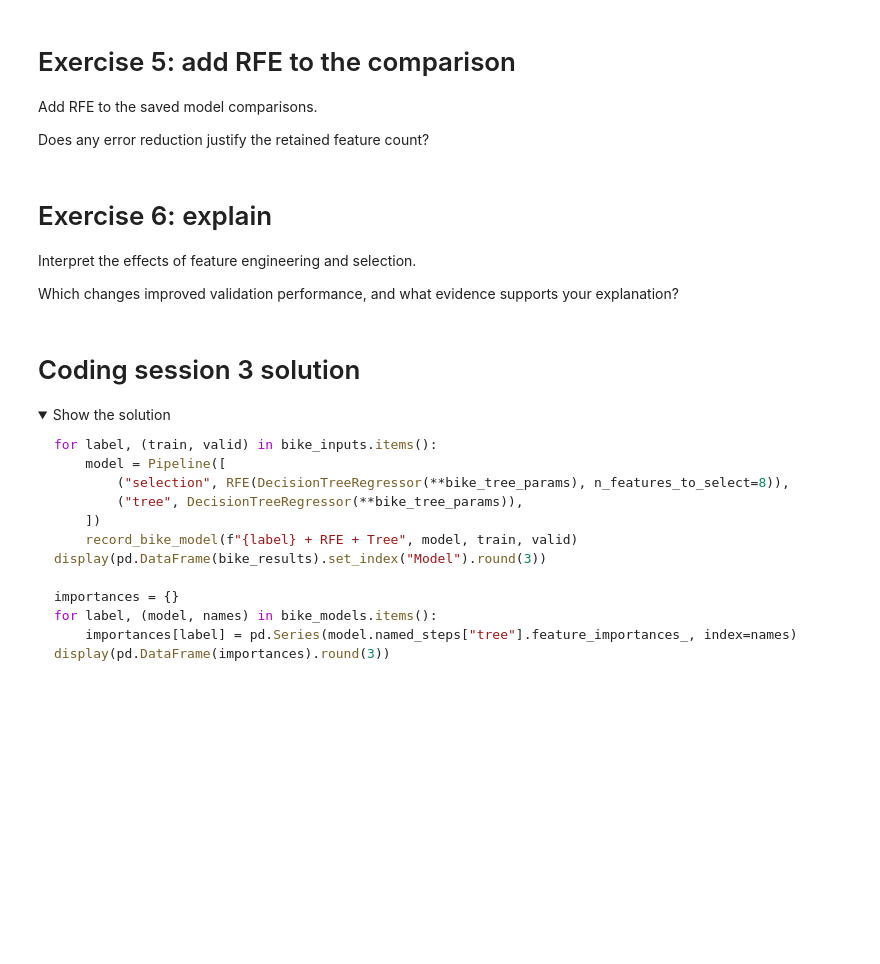
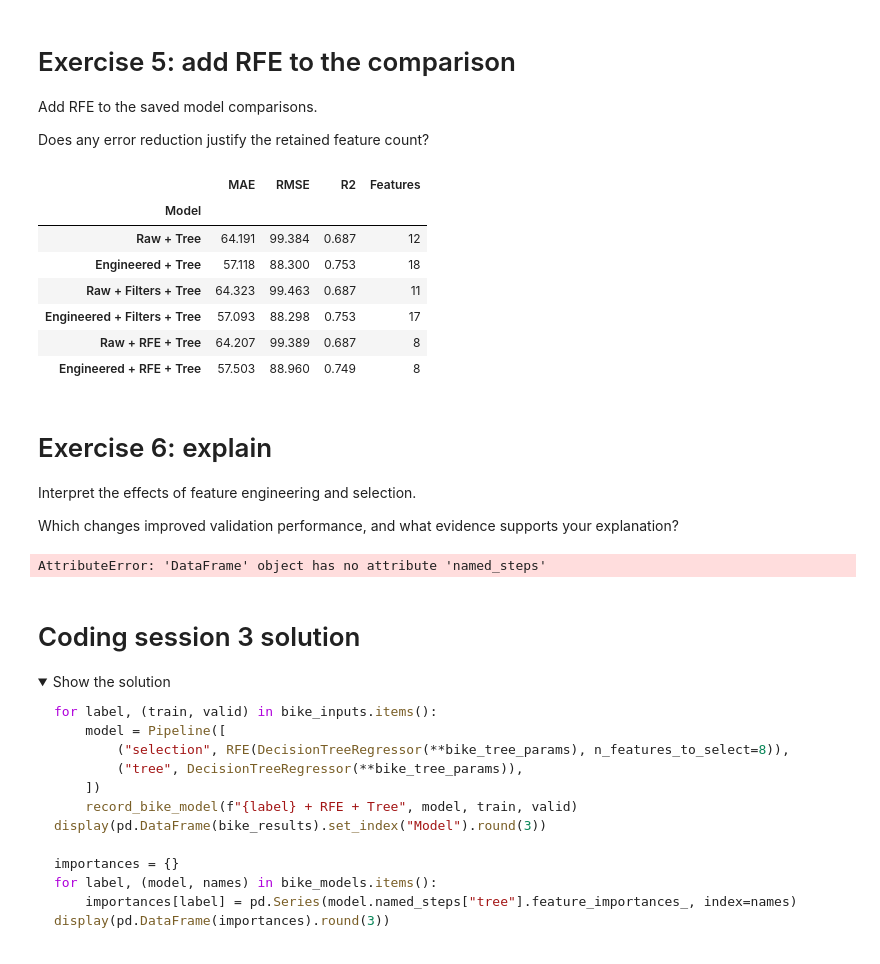
Before and after one commit to lorenzo-fattori/dtm-dcai, a Jupyter notebook: slides/lab-03-feature.ipynb, the cells around one changed output. Drawn from its saved outputs; the diff is of its cells as text; code cells hidden in the pictures; folded sections open; blank space fills up the shorter version.

```diff
--- a/slides/lab-03-feature.ipynb
+++ b/slides/lab-03-feature.ipynb
@@ -2056,15 +2056,28 @@ Does any error reduction justify the retained feature count?
 # %%
 # 1. For each input representation, chain RFE(DecisionTreeRegressor(bike_tree_params), n_features_to_select=8) and a decision tree.
 # 2. Use record_bike_model to add both RFE models to the four saved comparisons from coding break 2.
 # 3. Compare validation errors and retained feature counts for no selection, filters, and RFE. Keep the same split and tree settings.
 
 # For each label, (train, valid) in bike_inputs.items():
-#   model = Pipeline([
-#       ("selection", RFE(DecisionTreeRegressor(**bike_tree_params), n_features_to_select=8)),
-#       ("tree", DecisionTreeRegressor(**bike_tree_params)),
-#   ])
-#   Use record_bike_model(f"{label} + RFE", model, train, valid).
+for label, (train, valid) in bike_inputs.items():
+    model = Pipeline([
+        ("selection", RFE(DecisionTreeRegressor(**bike_tree_params), n_features_to_select=8)),
+        ("tree", DecisionTreeRegressor(**bike_tree_params)),
+    ])
+    # Use record_bike_model(f"{label} + RFE", model, train, valid).
+    record_bike_model(f"{label} + RFE + Tree", model, train, valid)
+
 # Display all six comparisons using pd.DataFrame(bike_results).set_index("Model").round(3).
+display(pd.DataFrame(bike_results).set_index("Model").round(3))
+# %% [output]
+|  | MAE | RMSE | R2 | Features |
+| Model |  |  |  |  |
+| Raw + Tree | 64.191 | 99.384 | 0.687 | 12 |
+| Engineered + Tree | 57.118 | 88.300 | 0.753 | 18 |
+| Raw + Filters + Tree | 64.323 | 99.463 | 0.687 | 11 |
+| Engineered + Filters + Tree | 57.093 | 88.298 | 0.753 | 17 |
+| Raw + RFE + Tree | 64.207 | 99.389 | 0.687 | 8 |
+| Engineered + RFE + Tree | 57.503 | 88.960 | 0.749 | 8 |
 # %% [markdown]
 # Exercise 6: explain
 
@@ -2077,12 +2090,18 @@ Which changes improved validation performance, and what evidence supports your e
 # 3. Explain why engineering may have little effect when a tree can already learn the same boundaries.
 # 4. Compare RFE with the filters at the same input representation: does any error reduction justify the retained feature count?
 
+importances = {}
 # For each label, (model, names) in bike_models.items():
-#   Pair model.named_steps["tree"].feature_importances_ with names in a pd.Series.
-#   Sort only after pairing each importance with its feature name.
-#   A removed feature is absent from names; a retained but unused feature has importance 0.
+for label, (model, names) in bike_inputs.items():
+    # Pair model.named_steps["tree"].feature_importances_ with names in a pd.Series.
+    importances[label] = pd.Series(model.named_steps["tree"].feature_importances_, index=names)
+    # Sort only after pairing each importance with its feature name.
+    # A removed feature is absent from names; a retained but unused feature has importance 0.
 # Compare engineering with selection fixed, then selection with inputs fixed.
 # Explain the validation errors and feature counts in bike_results.
+display(pd.DataFrame(importances).round(3))
+# %% [output]
+AttributeError: 'DataFrame' object has no attribute 'named_steps'
 # %% [markdown]
 # Coding session 3 solution
 
```
